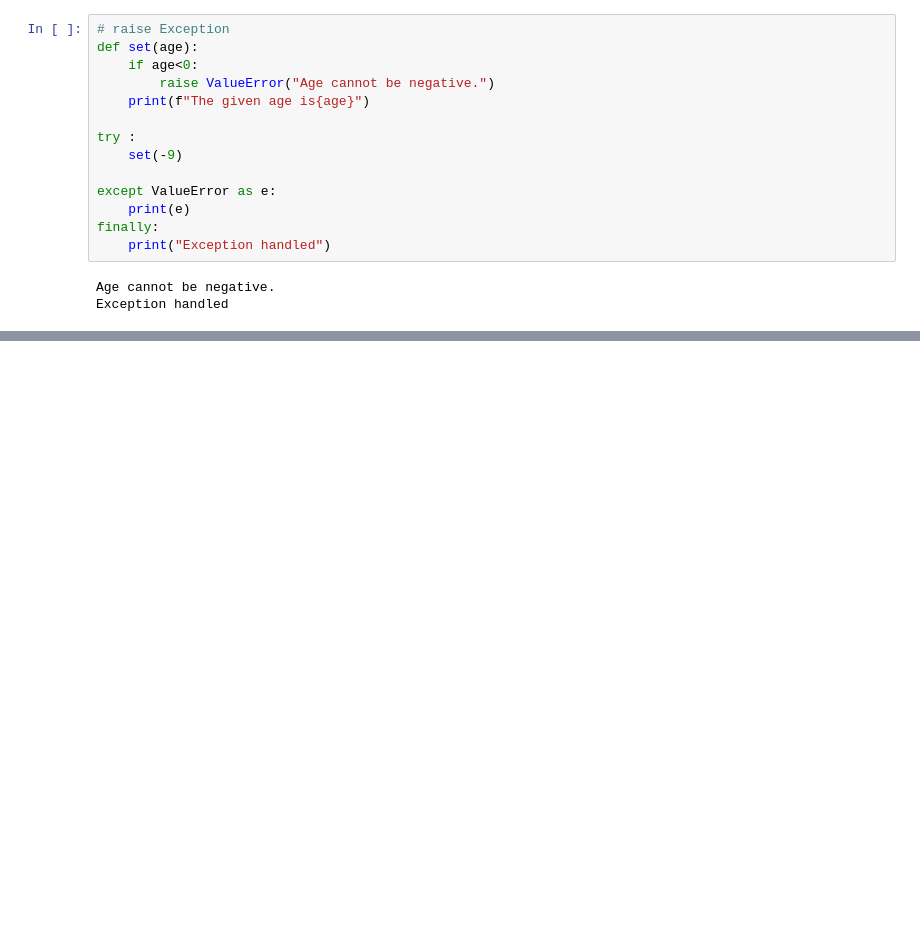
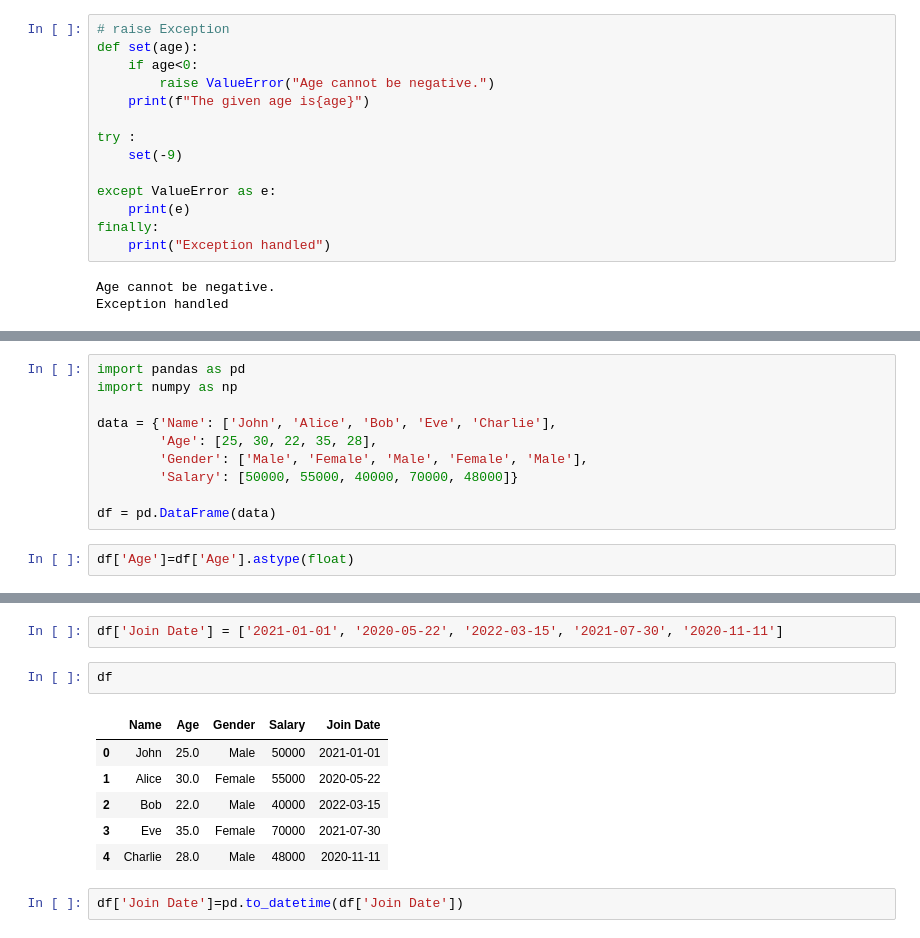
Before and after one commit to Sreemayidontha/Python-daily-codes, a Jupyter notebook: Python_daily.ipynb, the cells around one changed output, grey strips where cells are left out. Drawn from its saved outputs; the diff is of its cells as text; blank space fills up the shorter version.

```diff
--- a/Python_daily.ipynb
+++ b/Python_daily.ipynb
@@ -2321,0 +2324,12 @@ Exception handled
+# %%
+import pandas as pd
+import numpy as np
+
+data = {'Name': ['John', 'Alice', 'Bob', 'Eve', 'Charlie'],
+        'Age': [25, 30, 22, 35, 28],
+        'Gender': ['Male', 'Female', 'Male', 'Female', 'Male'],
+        'Salary': [50000, 55000, 40000, 70000, 48000]}
+
+df = pd.DataFrame(data)
+# %%
+df['Age']=df['Age'].astype(float)
@@ -2321,0 +2345,13 @@ Exception handled
+# %%
+df['Join Date'] = ['2021-01-01', '2020-05-22', '2022-03-15', '2021-07-30', '2020-11-11']
+# %%
+df
+# %% [output]
+|  | Name | Age | Gender | Salary | Join Date |
+| 0 | John | 25.0 | Male | 50000 | 2021-01-01 |
+| 1 | Alice | 30.0 | Female | 55000 | 2020-05-22 |
+| 2 | Bob | 22.0 | Male | 40000 | 2022-03-15 |
+| 3 | Eve | 35.0 | Female | 70000 | 2021-07-30 |
+| 4 | Charlie | 28.0 | Male | 48000 | 2020-11-11 |
+# %%
+df['Join Date']=pd.to_datetime(df['Join Date'])
```
Also changed, not shown: parts of 14 cells of this notebook.
